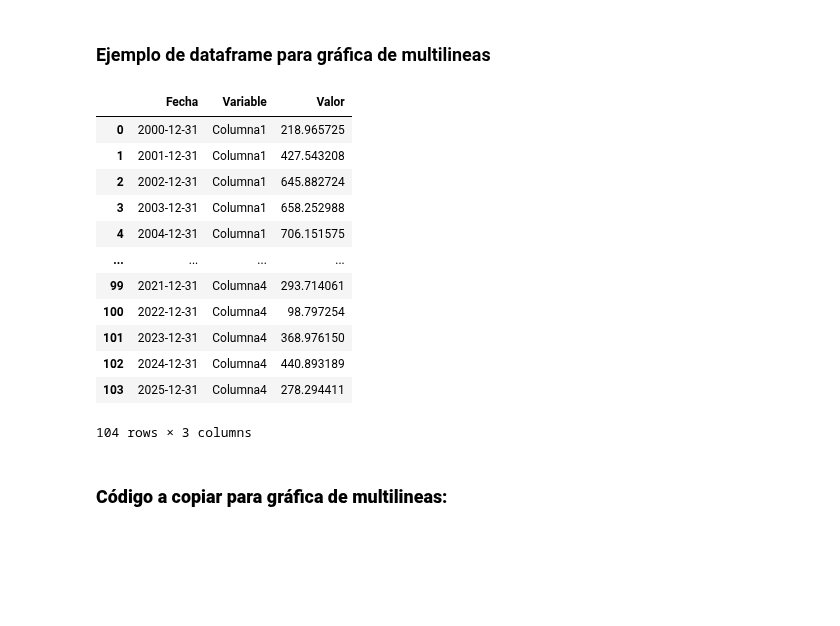
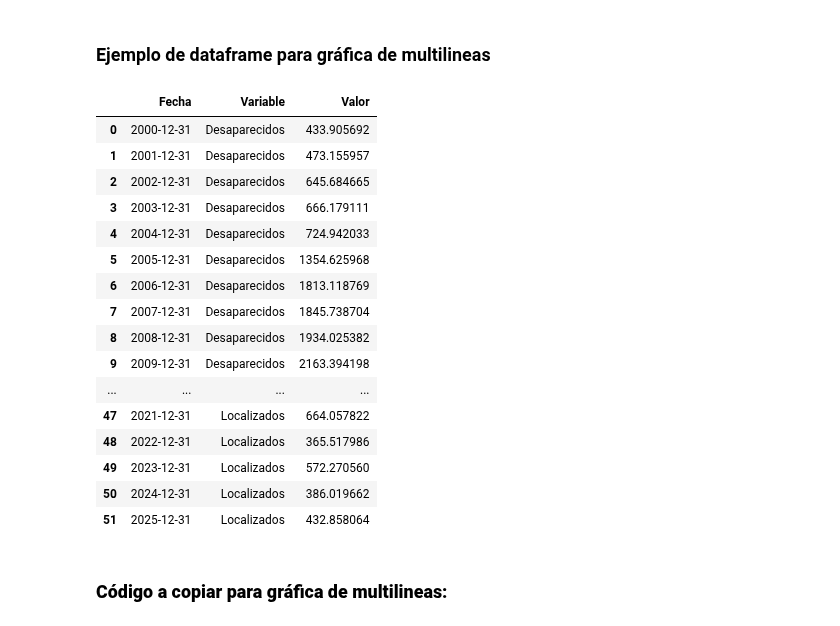
Before and after one commit to tabonitaa/graficas_gob, a Jupyter notebook: Python/multilineas/multilineas.ipynb, the cells around one changed output. Cells and saved outputs as stored; diff of their text form; code cells hidden in the pictures; blank space fills up the shorter version.

```diff
--- a/Python/multilineas/multilineas.ipynb
+++ b/Python/multilineas/multilineas.ipynb
@@ -5,56 +5,52 @@ import pandas as pd
 import numpy as np
 
 # Generar datos
 fechas = pd.date_range(start="2000-01-01", end="2025-12-31", freq="YE")
 n = len(fechas)
 
 # Generar valores aleatorios que suben con el tiempo y caen bruscamente al final
 valores = {
     "Fecha": fechas,
-    "Columna1": np.concatenate([
+    "Desaparecidos": np.concatenate([
         np.sort(np.random.uniform(100, 4000, n - 5)),  # Valores ascendentes aleatorios
         np.random.uniform(500, 1000, 5)  # Caída brusca al final
     ]),
-    "Columna2": np.concatenate([
+    "Localizados": np.concatenate([
         np.sort(np.random.uniform(200, 3500, n - 5)),
         np.random.uniform(300, 800, 5)
-    ]),
-    "Columna3": np.concatenate([
-        np.sort(np.random.uniform(300, 3000, n - 5)),
-        np.random.uniform(100, 600, 5)
-    ]),
-    "Columna4": np.concatenate([
-        np.sort(np.random.uniform(400, 2500, n - 5)),
-        np.random.uniform(50, 500, 5)
-    ]),
+    ])
 }
 
 # Crear DataFrame
 df = pd.DataFrame(valores)
 
 # Transformar el DataFrame a formato long
 df_long = pd.melt(
     df,
     id_vars=["Fecha"],
-    value_vars=["Columna1", "Columna2", "Columna3", "Columna4"],
+    value_vars=["Desaparecidos", "Localizados"],
     var_name="Variable",
     value_name="Valor"
 )
 
 df_long
 # %% [output]
 |  | Fecha | Variable | Valor |
-| 0 | 2000-12-31 | Columna1 | 218.965725 |
-| 1 | 2001-12-31 | Columna1 | 427.543208 |
-| 2 | 2002-12-31 | Columna1 | 645.882724 |
-| 3 | 2003-12-31 | Columna1 | 658.252988 |
-| 4 | 2004-12-31 | Columna1 | 706.151575 |
+| 0 | 2000-12-31 | Desaparecidos | 433.905692 |
+| 1 | 2001-12-31 | Desaparecidos | 473.155957 |
+| 2 | 2002-12-31 | Desaparecidos | 645.684665 |
+| 3 | 2003-12-31 | Desaparecidos | 666.179111 |
+| 4 | 2004-12-31 | Desaparecidos | 724.942033 |
+| 5 | 2005-12-31 | Desaparecidos | 1354.625968 |
+| 6 | 2006-12-31 | Desaparecidos | 1813.118769 |
+| 7 | 2007-12-31 | Desaparecidos | 1845.738704 |
+| 8 | 2008-12-31 | Desaparecidos | 1934.025382 |
+| 9 | 2009-12-31 | Desaparecidos | 2163.394198 |
 | ... | ... | ... | ... |
-| 99 | 2021-12-31 | Columna4 | 293.714061 |
-| 100 | 2022-12-31 | Columna4 | 98.797254 |
-| 101 | 2023-12-31 | Columna4 | 368.976150 |
-| 102 | 2024-12-31 | Columna4 | 440.893189 |
-| 103 | 2025-12-31 | Columna4 | 278.294411 |
+| 47 | 2021-12-31 | Localizados | 664.057822 |
+| 48 | 2022-12-31 | Localizados | 365.517986 |
+| 49 | 2023-12-31 | Localizados | 572.270560 |
+| 50 | 2024-12-31 | Localizados | 386.019662 |
+| 51 | 2025-12-31 | Localizados | 432.858064 |
-104 rows × 3 columns
 # %% [markdown]
 ### **Código a copiar para gráfica de multilineas:**
```
Also changed, not shown: parts of 2 cells of this notebook, 5 other files.
